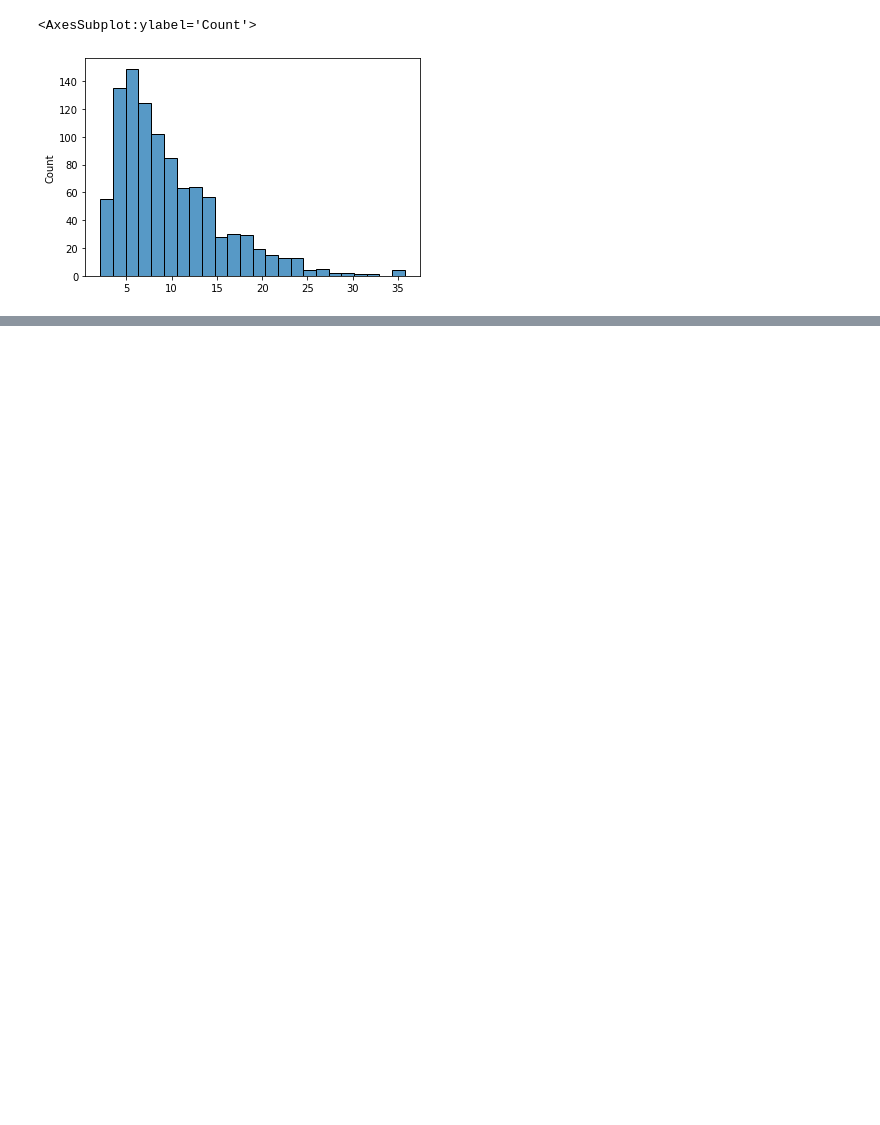
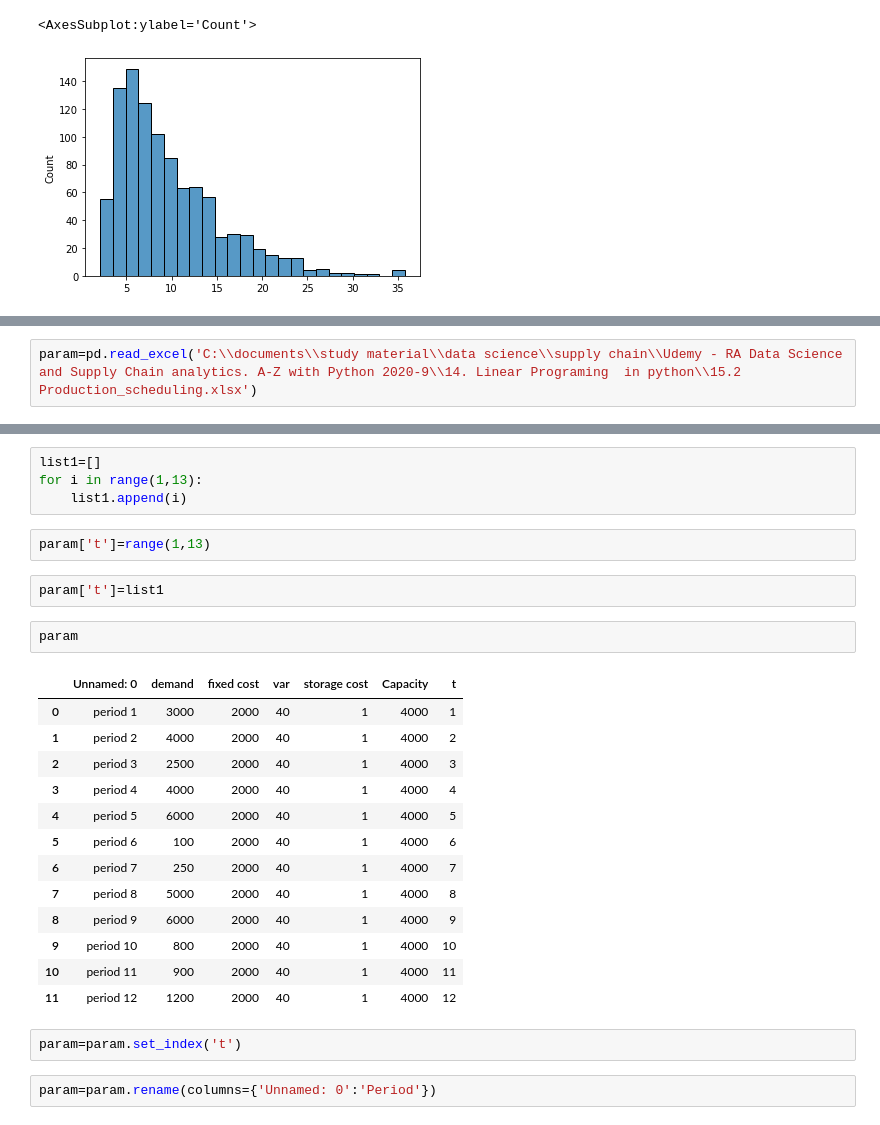
Before and after one commit to Naveen-janakiraman/Projects, a Jupyter notebook: Supply chain simulations and linear programing - datascience .ipynb, the cells around one changed output, grey strips where cells are left out. Saved outputs shown, nothing was run; the diff lists cells and outputs as text; blank space fills up the shorter version.

```diff
--- a/Supply chain simulations and linear programing - datascience .ipynb
+++ b/Supply chain simulations and linear programing - datascience .ipynb
@@ -107,0 +339,2 @@ sns.histplot(avg_sim)
+# %%
+param=pd.read_excel('C:\\documents\\study material\\data science\\supply chain\\Udemy - RA Data Science and Supply Chain analytics. A-Z with Python 2020-9\\14. Linear Programing  in python\\15.2 Production_scheduling.xlsx')
@@ -107,0 +359,28 @@ sns.histplot(avg_sim)
+# %%
+list1=[]
+for i in range(1,13):
+    list1.append(i)
+# %%
+param['t']=range(1,13)
+# %%
+param['t']=list1
+# %%
+param
+# %% [output]
+|  | Unnamed: 0 | demand | fixed cost | var | storage cost | Capacity | t |
+| 0 | period 1 | 3000 | 2000 | 40 | 1 | 4000 | 1 |
+| 1 | period 2 | 4000 | 2000 | 40 | 1 | 4000 | 2 |
+| 2 | period 3 | 2500 | 2000 | 40 | 1 | 4000 | 3 |
+| 3 | period 4 | 4000 | 2000 | 40 | 1 | 4000 | 4 |
+| 4 | period 5 | 6000 | 2000 | 40 | 1 | 4000 | 5 |
+| 5 | period 6 | 100 | 2000 | 40 | 1 | 4000 | 6 |
+| 6 | period 7 | 250 | 2000 | 40 | 1 | 4000 | 7 |
+| 7 | period 8 | 5000 | 2000 | 40 | 1 | 4000 | 8 |
+| 8 | period 9 | 6000 | 2000 | 40 | 1 | 4000 | 9 |
+| 9 | period 10 | 800 | 2000 | 40 | 1 | 4000 | 10 |
+| 10 | period 11 | 900 | 2000 | 40 | 1 | 4000 | 11 |
+| 11 | period 12 | 1200 | 2000 | 40 | 1 | 4000 | 12 |
+# %%
+param=param.set_index('t')
+# %%
+param=param.rename(columns={'Unnamed: 0':'Period'})
```
Also changed, not shown: parts of 66 cells of this notebook, 1 other file.
